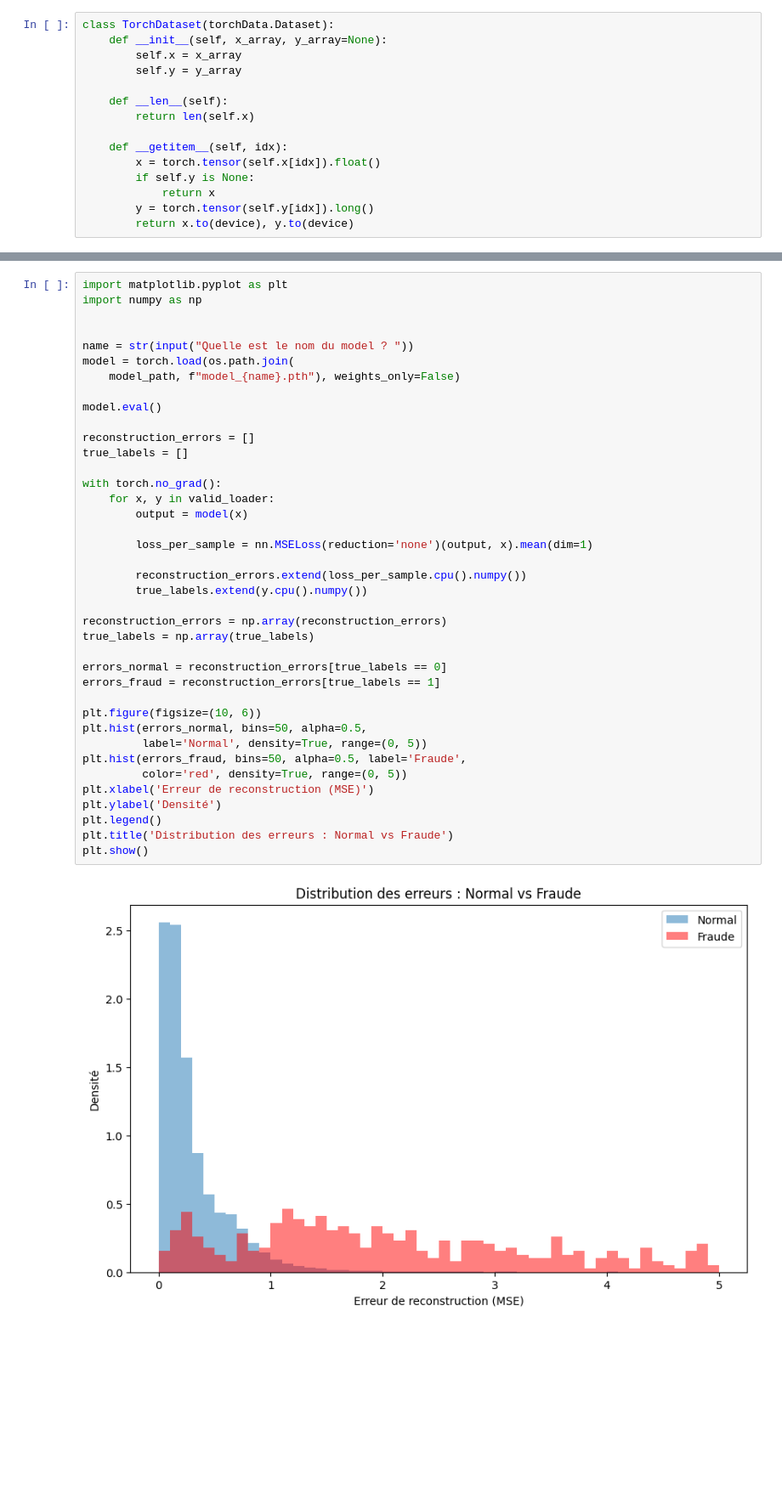
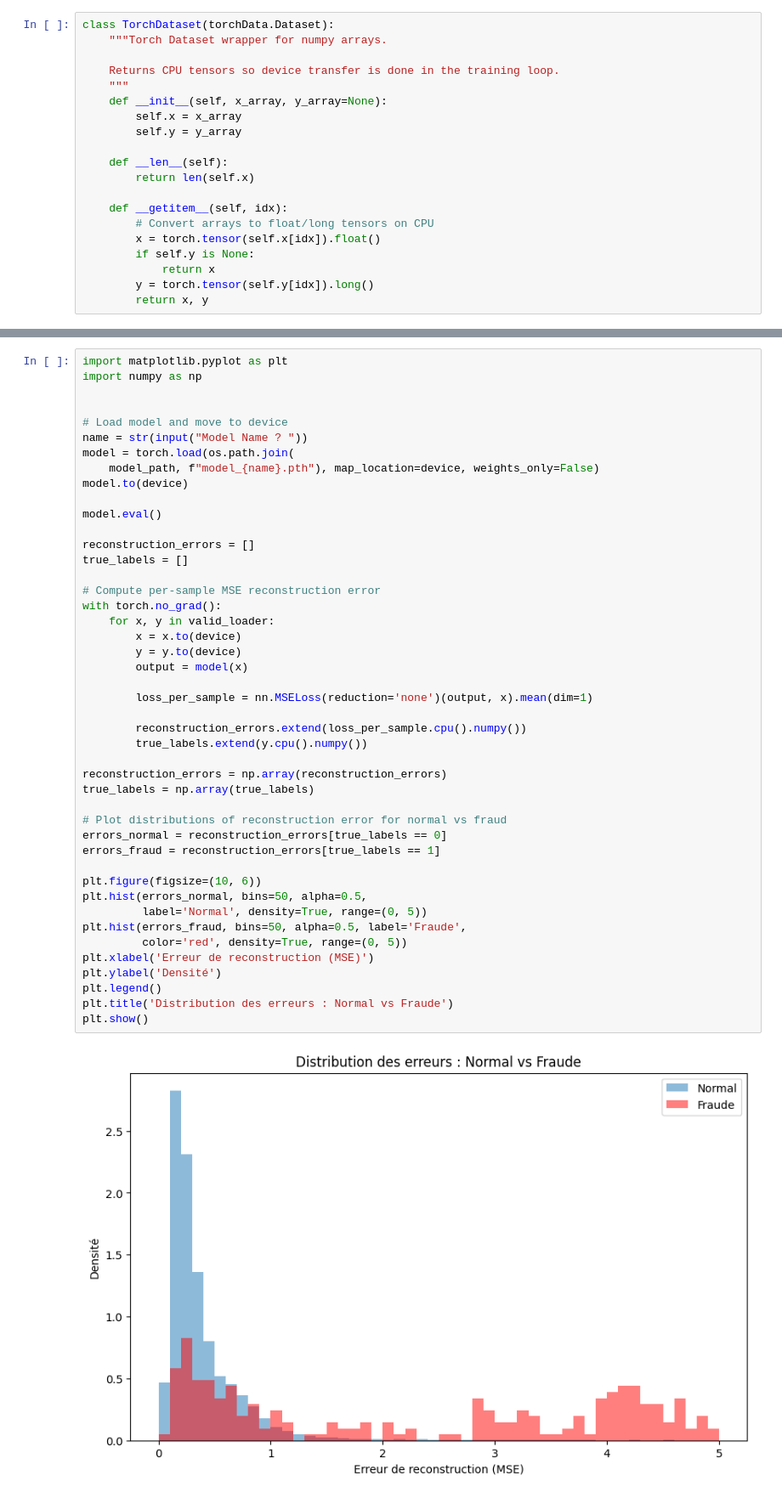
Before and after one commit to Henix212/Cerberus, a Jupyter notebook: main.ipynb, the cells around one changed output, grey strips where cells are left out. Shown at 85% size. Cells and saved outputs as stored; diff of their text form; blank space fills up the shorter version.

```diff
--- a/main.ipynb
+++ b/main.ipynb
@@ -68,6 +59,10 @@ class AutoEncodeur(nn.Module):
         return x
 # %%
 class TorchDataset(torchData.Dataset):
+    """Torch Dataset wrapper for numpy arrays.
+
+    Returns CPU tensors so device transfer is done in the training loop.
+    """
     def __init__(self, x_array, y_array=None):
         self.x = x_array
         self.y = y_array
@@ -76,9 +71,10 @@ class TorchDataset(torchData.Dataset):
         return len(self.x)
 
     def __getitem__(self, idx):
+        # Convert arrays to float/long tensors on CPU
         x = torch.tensor(self.x[idx]).float()
         if self.y is None:
             return x
         y = torch.tensor(self.y[idx]).long()
-        return x.to(device), y.to(device)
+        return x, y
 # %%
@@ -196,39 +251,45 @@ import matplotlib.pyplot as plt
 import numpy as np
 
 
-name = str(input("Quelle est le nom du model ? "))
+# Load model and move to device
+name = str(input("Model Name ? "))
 model = torch.load(os.path.join(
-    model_path, f"model_{name}.pth"), weights_only=False)
+    model_path, f"model_{name}.pth"), map_location=device, weights_only=False)
+model.to(device)
 
 model.eval()
 
 reconstruction_errors = []
 true_labels = []
 
+# Compute per-sample MSE reconstruction error
 with torch.no_grad():
     for x, y in valid_loader:
+        x = x.to(device)
+        y = y.to(device)
         output = model(x)
 
         loss_per_sample = nn.MSELoss(reduction='none')(output, x).mean(dim=1)
 
         reconstruction_errors.extend(loss_per_sample.cpu().numpy())
         true_labels.extend(y.cpu().numpy())
 
 reconstruction_errors = np.array(reconstruction_errors)
 true_labels = np.array(true_labels)
 
+# Plot distributions of reconstruction error for normal vs fraud
 errors_normal = reconstruction_errors[true_labels == 0]
 errors_fraud = reconstruction_errors[true_labels == 1]
 
 plt.figure(figsize=(10, 6))
 plt.hist(errors_normal, bins=50, alpha=0.5,
          label='Normal', density=True, range=(0, 5))
 plt.hist(errors_fraud, bins=50, alpha=0.5, label='Fraude',
          color='red', density=True, range=(0, 5))
 plt.xlabel('Erreur de reconstruction (MSE)')
 plt.ylabel('Densité')
 plt.legend()
 plt.title('Distribution des erreurs : Normal vs Fraude')
 plt.show()
 # %% [output]
-[figure, old version]
+[figure, new version]
```
Also changed, not shown: parts of 26 cells of this notebook.
